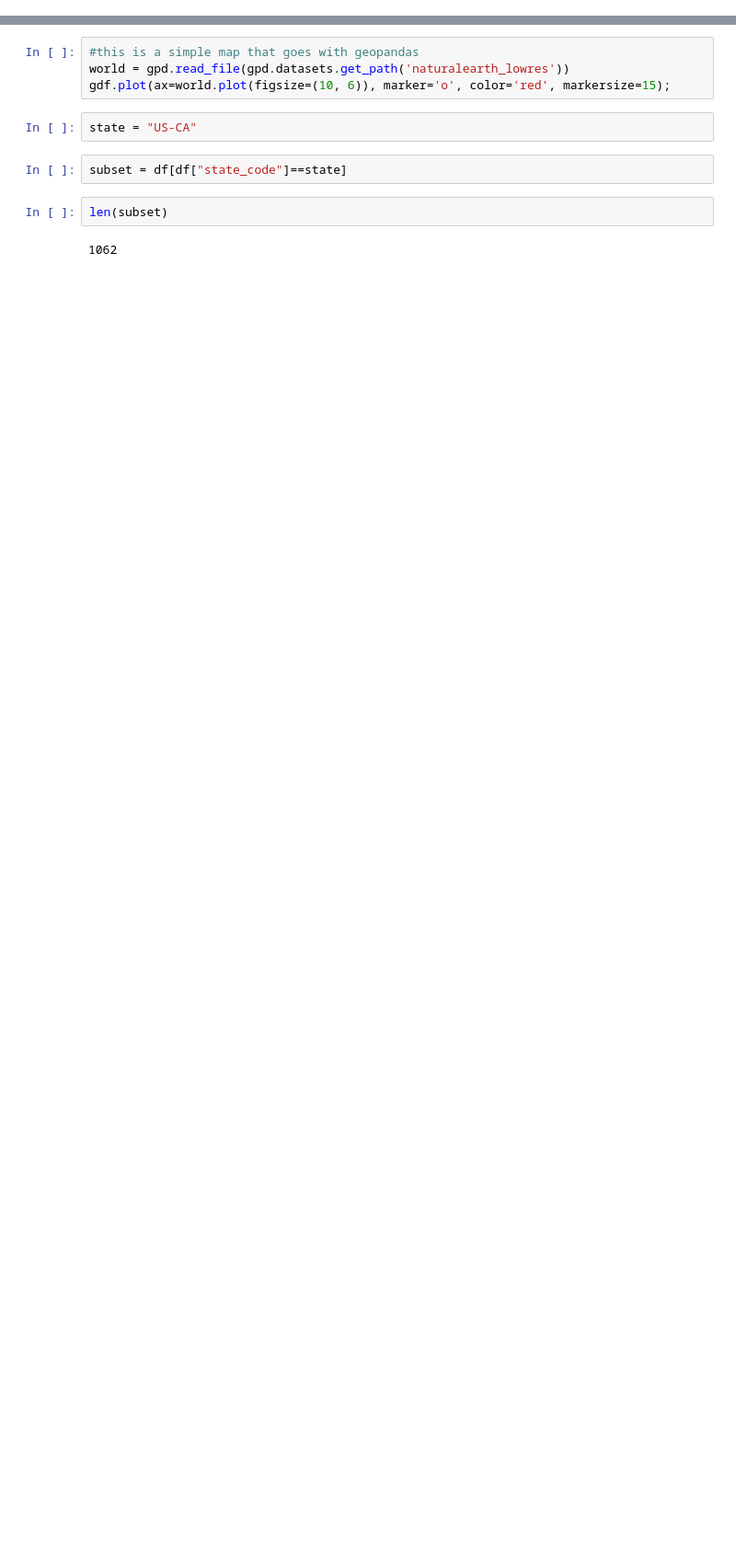
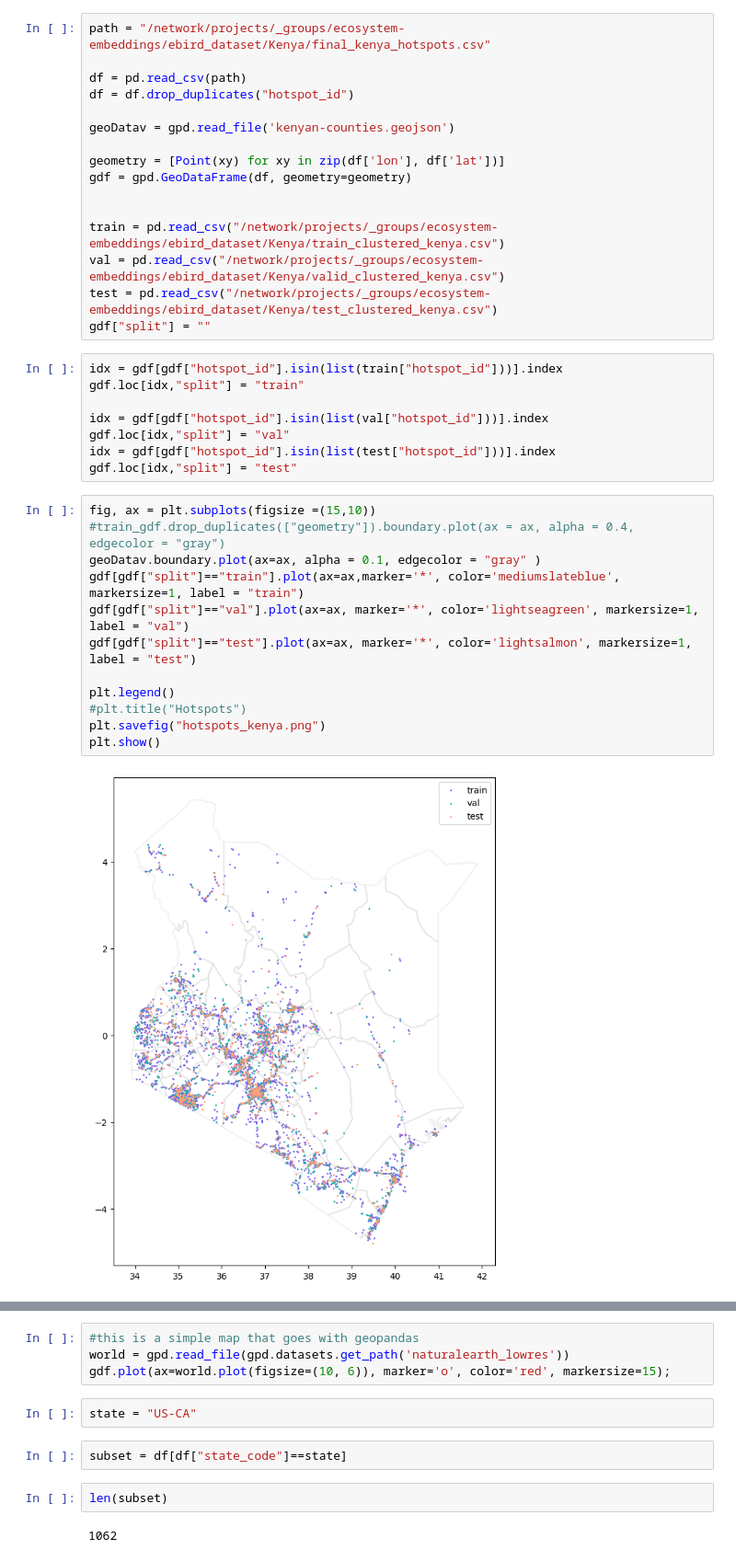
Before and after one commit to RolnickLab/SatBird, a Jupyter notebook: visuals/visualize_map.ipynb, the cells around one changed output, grey strips where cells are left out. Shown at 92% size. Cells and saved outputs as stored; diff of their text form; blank space fills up the shorter version.

Commit message:
maps for Kenya

```diff
--- a/visuals/visualize_map.ipynb
+++ b/visuals/visualize_map.ipynb
@@ -69,0 +55,38 @@ plt.show()
+# %%
+path = "/network/projects/_groups/ecosystem-embeddings/ebird_dataset/Kenya/final_kenya_hotspots.csv"
+
+df = pd.read_csv(path)
+df = df.drop_duplicates("hotspot_id")
+
+geoDatav = gpd.read_file('kenyan-counties.geojson')
+
+geometry = [Point(xy) for xy in zip(df['lon'], df['lat'])]
+gdf = gpd.GeoDataFrame(df, geometry=geometry)
+
+
+train = pd.read_csv("/network/projects/_groups/ecosystem-embeddings/ebird_dataset/Kenya/train_clustered_kenya.csv")
+val = pd.read_csv("/network/projects/_groups/ecosystem-embeddings/ebird_dataset/Kenya/valid_clustered_kenya.csv")
+test = pd.read_csv("/network/projects/_groups/ecosystem-embeddings/ebird_dataset/Kenya/test_clustered_kenya.csv")
+gdf["split"] = ""
+# %%
+idx = gdf[gdf["hotspot_id"].isin(list(train["hotspot_id"]))].index
+gdf.loc[idx,"split"] = "train"
+
+idx = gdf[gdf["hotspot_id"].isin(list(val["hotspot_id"]))].index
+gdf.loc[idx,"split"] = "val"
+idx = gdf[gdf["hotspot_id"].isin(list(test["hotspot_id"]))].index
+gdf.loc[idx,"split"] = "test"
+# %%
+fig, ax = plt.subplots(figsize =(15,10))
+#train_gdf.drop_duplicates(["geometry"]).boundary.plot(ax = ax, alpha = 0.4, edgecolor = "gray")
+geoDatav.boundary.plot(ax=ax, alpha = 0.1, edgecolor = "gray" )
+gdf[gdf["split"]=="train"].plot(ax=ax,marker='*', color='mediumslateblue', markersize=1, label = "train")
+gdf[gdf["split"]=="val"].plot(ax=ax, marker='*', color='lightseagreen', markersize=1, label = "val")
+gdf[gdf["split"]=="test"].plot(ax=ax, marker='*', color='lightsalmon', markersize=1, label = "test")
+
+plt.legend()
+#plt.title("Hotspots")
+plt.savefig("hotspots_kenya.png")
+plt.show()
+# %% [output]
+[figure, added]
```
Also changed, not shown: parts of 11 cells of this notebook.
